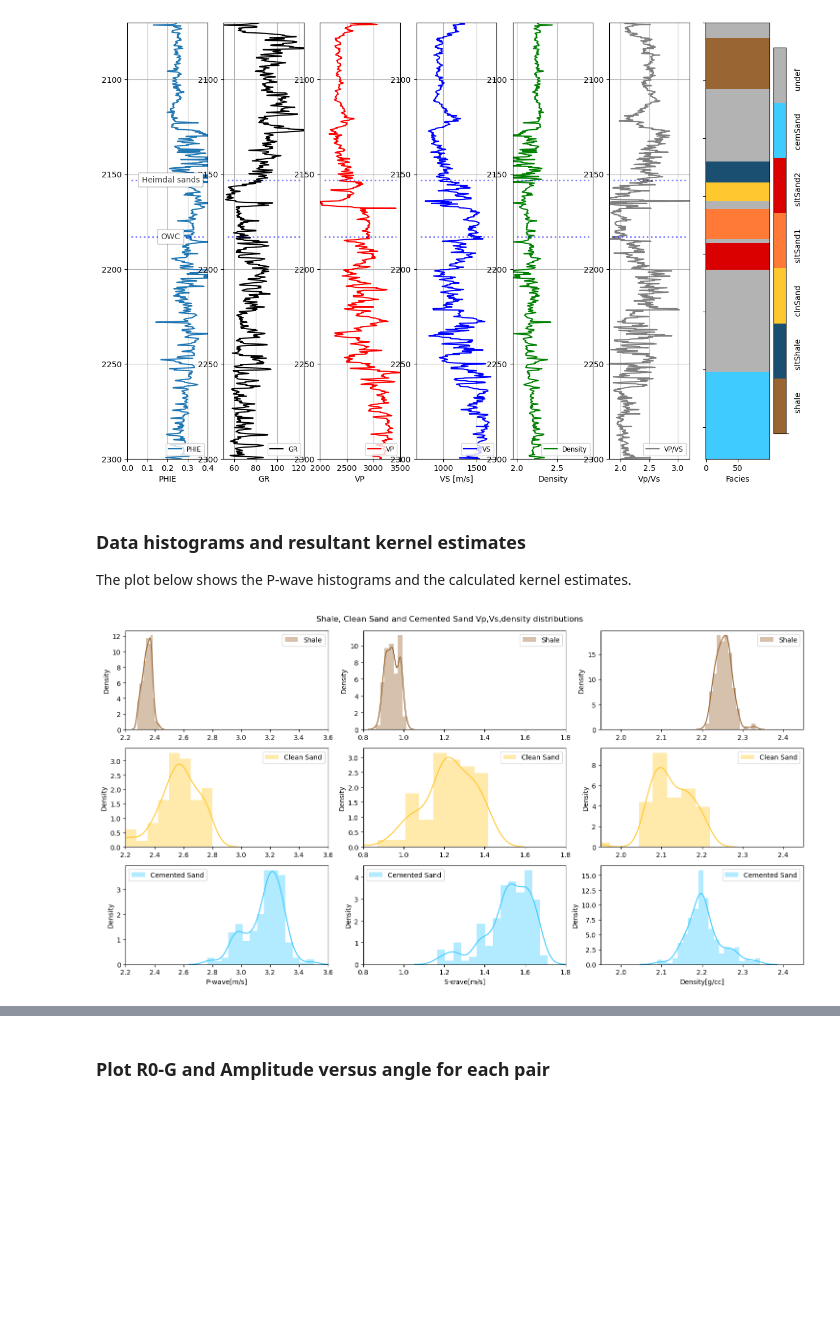
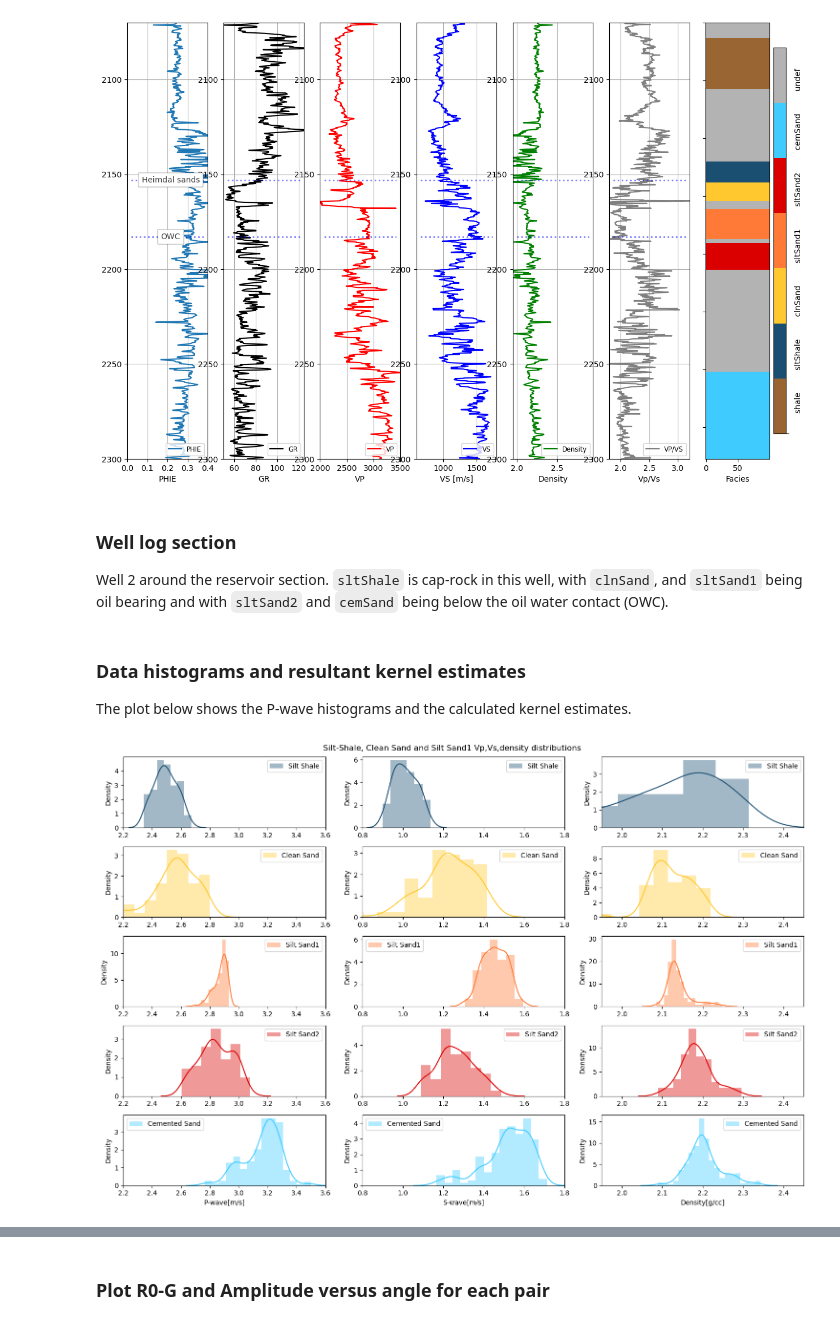
Before and after one commit to ABDunbar/Probabilistic-AVO-analysis, a Jupyter notebook: 01_Probabilistic_AVO_analysis.ipynb, the cells around one changed output, grey strips where cells are left out. Drawn from its saved outputs; the diff is of its cells as text; code cells hidden in the pictures; blank space fills up the shorter version.

Commit message:
sltShale as cap-rock

```diff
--- a/01_Probabilistic_AVO_analysis.ipynb
+++ b/01_Probabilistic_AVO_analysis.ipynb
@@ -116,34 +122,46 @@ for top, depth in tops.items():
                              weight = 'light');
 # %% [output]
 [figure]
+# %% [markdown]
+### Well log section
+Well 2 around the reservoir section.  `sltShale` is cap-rock in this well, with `clnSand`, and `sltSand1` being oil bearing and with `sltSand2` and `cemSand` being below the oil water contact (OWC).
 # %% [markdown]
 ### Data histograms and resultant kernel estimates
 
 The plot below shows the P-wave histograms and the calculated kernel estimates.
 # %%
-fig, ((ax1,ax2,ax3),(ax4,ax5,ax6),(ax7,ax8,ax9)) = plt.subplots(3, 3, figsize=(15,8))  # sharey=True,
-fig.suptitle('Shale, Clean Sand and Cemented Sand Vp,Vs,density distributions')
+fig, ((ax1,ax2,ax3),(ax4,ax5,ax6),(ax7,ax8,ax9),(ax10,ax11,ax12),(ax13,ax14,ax15)) = plt.subplots(5, 3, figsize=(15,10))  # sharey=True,
+fig.suptitle('Silt-Shale, Clean Sand and Silt Sand1 Vp,Vs,density distributions')
 
-sns.distplot(ax=ax1, x=well2[well2.LABELS=='shale']['VP'], color=ccc[0], label="Shale")
-sns.distplot(ax=ax2, x=well2[well2.LABELS=='shale']['VS'], color=ccc[0], label="Shale")
-sns.distplot(ax=ax3, x=well2[well2.LABELS=='shale']['RHOB'], color=ccc[0], label="Shale")
+sns.distplot(ax=ax1, x=well2[well2.LABELS=='sltShale']['VP'], color=ccc[1], label="Silt Shale")
+sns.distplot(ax=ax2, x=well2[well2.LABELS=='sltShale']['VS'], color=ccc[1], label="Silt Shale")
+sns.distplot(ax=ax3, x=well2[well2.LABELS=='sltShale']['RHOB'], color=ccc[1], label="Silt Shale")
 sns.distplot(ax=ax4, x=well2[well2.LABELS=='clnSand']['VP'], color=ccc[2], label="Clean Sand")
 sns.distplot(ax=ax5, x=well2[well2.LABELS=='clnSand']['VS'], color=ccc[2], label="Clean Sand")
 sns.distplot(ax=ax6, x=well2[well2.LABELS=='clnSand']['RHOB'], color=ccc[2], label="Clean Sand")
-sns.distplot(ax=ax7, x=well2[well2.LABELS=='cemSand']['VP'], color=ccc[5], label="Cemented Sand")
-sns.distplot(ax=ax8, x=well2[well2.LABELS=='cemSand']['VS'], color=ccc[5], label="Cemented Sand")
-sns.distplot(ax=ax9, x=well2[well2.LABELS=='cemSand']['RHOB'], color=ccc[5], label="Cemented Sand")
+sns.distplot(ax=ax7, x=well2[well2.LABELS=='sltSand1']['VP'], color=ccc[3], label="Silt Sand1")
+sns.distplot(ax=ax8, x=well2[well2.LABELS=='sltSand1']['VS'], color=ccc[3], label="Silt Sand1")
+sns.distplot(ax=ax9, x=well2[well2.LABELS=='sltSand1']['RHOB'], color=ccc[3], label="Silt Sand1")
+
+sns.distplot(ax=ax10, x=well2[well2.LABELS=='sltSand2']['VP'], color=ccc[4], label="Silt Sand2")
+sns.distplot(ax=ax11, x=well2[well2.LABELS=='sltSand2']['VS'], color=ccc[4], label="Silt Sand2")
+sns.distplot(ax=ax12, x=well2[well2.LABELS=='sltSand2']['RHOB'], color=ccc[4], label="Silt Sand2")
+sns.distplot(ax=ax13, x=well2[well2.LABELS=='cemSand']['VP'], color=ccc[5], label="Cemented Sand")
+sns.distplot(ax=ax14, x=well2[well2.LABELS=='cemSand']['VS'], color=ccc[5], label="Cemented Sand")
+sns.distplot(ax=ax15, x=well2[well2.LABELS=='cemSand']['RHOB'], color=ccc[5], label="Cemented Sand")
 
 ax1.set_xlim(2.2,3.6), ax2.set_xlim(0.8,1.8), ax3.set_xlim(1.95,2.45)
 ax4.set_xlim(2.2,3.6), ax5.set_xlim(0.8,1.8), ax6.set_xlim(1.95,2.45)
 ax7.set_xlim(2.2,3.6), ax8.set_xlim(0.8,1.8), ax9.set_xlim(1.95,2.45)
-ax7.set_xlabel('P-wave[m/s]'), ax8.set_xlabel('S-wave[m/s]'), ax9.set_xlabel('Density[g/cc]')
+ax10.set_xlim(2.2,3.6), ax11.set_xlim(0.8,1.8), ax12.set_xlim(1.95,2.45)
+ax13.set_xlim(2.2,3.6), ax14.set_xlim(0.8,1.8), ax15.set_xlim(1.95,2.45)
+ax13.set_xlabel('P-wave[m/s]'), ax14.set_xlabel('S-wave[m/s]'), ax15.set_xlabel('Density[g/cc]')
 
 plt.tight_layout()
 for ax in fig.get_axes():
     ax.legend()
     #ax.label_outer()
 # %% [output]
-[figure, old version]
+[figure, new version]
 # %% [markdown]
 **(above)** The rows represent the P-wave, S-wave and density of a particular lithofacies.  The columns show the comparison of each lithofacies distribution for each log.
```
Also changed, not shown: parts of 12 cells of this notebook, 2 other files.
